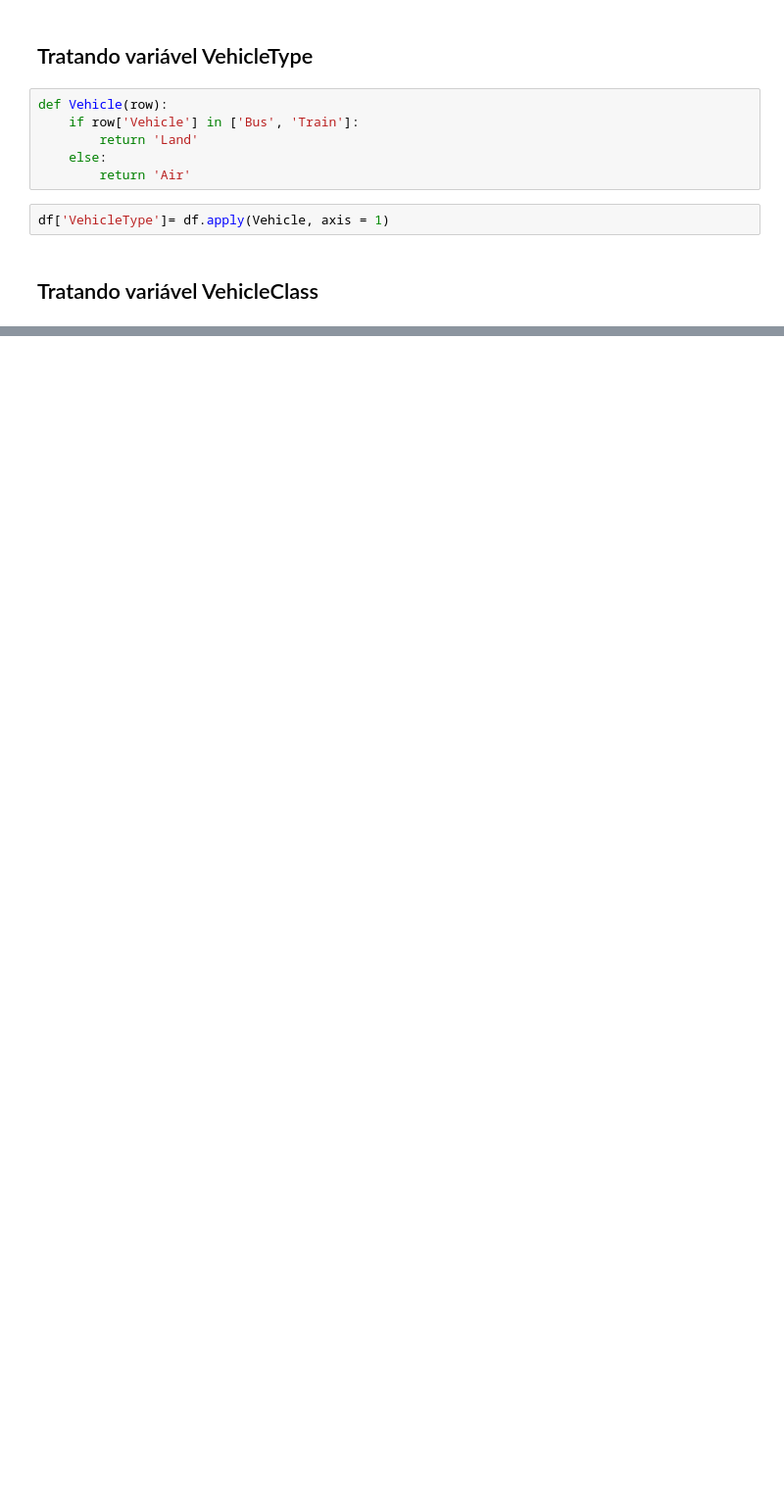
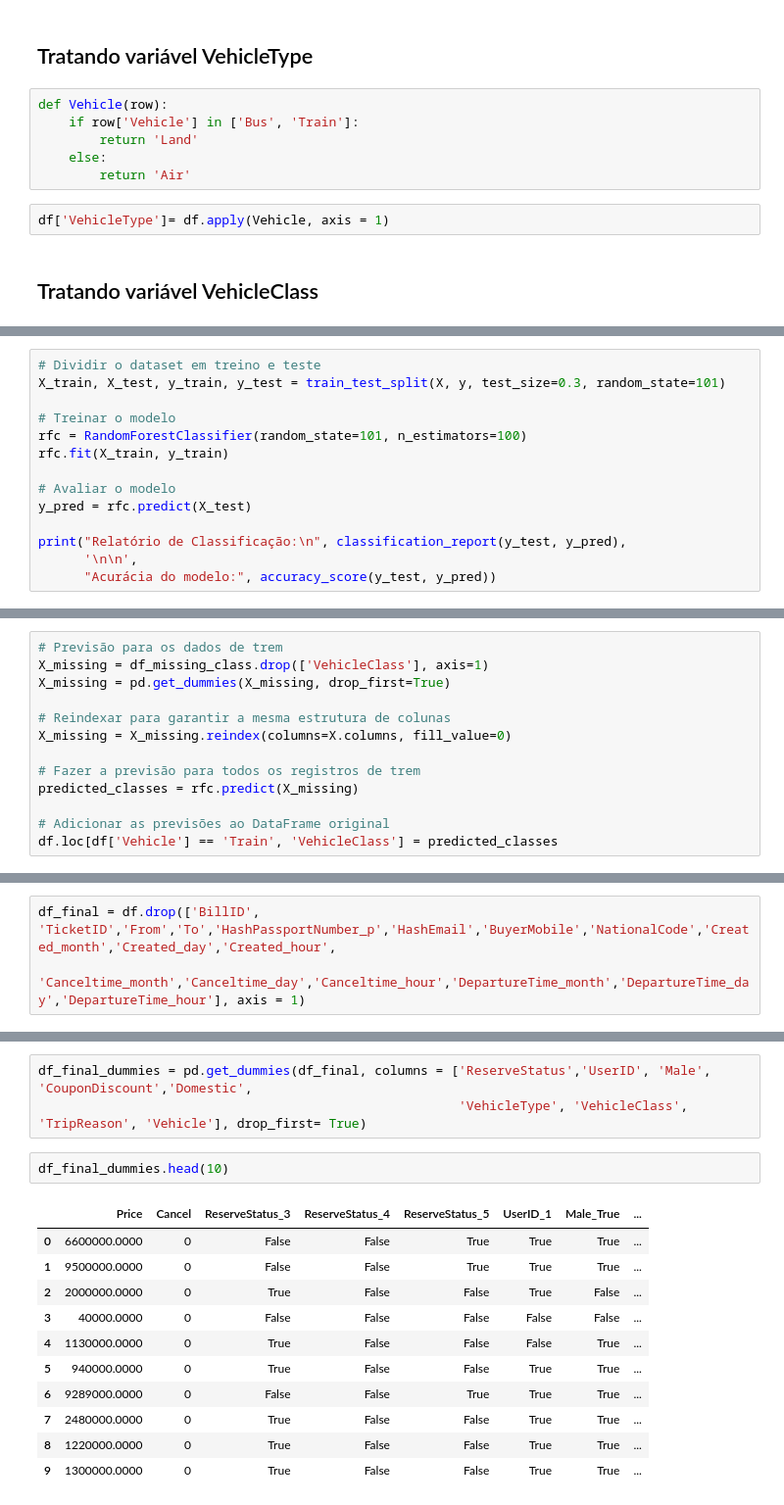
Before and after one commit to Passaret/Case2, a Jupyter notebook: Travel Ticket Cancellations for Risk Management.ipynb, the cells around one changed output, grey strips where cells are left out. Shown: that part at 98% size. Drawn from its saved outputs; the diff is of its cells as text; blank space fills up the shorter version.

```diff
--- a/Travel Ticket Cancellations for Risk Management.ipynb
+++ b/Travel Ticket Cancellations for Risk Management.ipynb
@@ -181,0 +197,14 @@ dtype: float64
+# %%
+# Dividir o dataset em treino e teste
+X_train, X_test, y_train, y_test = train_test_split(X, y, test_size=0.3, random_state=101)
+
+# Treinar o modelo
+rfc = RandomForestClassifier(random_state=101, n_estimators=100)
+rfc.fit(X_train, y_train)
+
+# Avaliar o modelo
+y_pred = rfc.predict(X_test)
+
+print("Relatório de Classificação:\n", classification_report(y_test, y_pred),
+      '\n\n',
+      "Acurácia do modelo:", accuracy_score(y_test, y_pred))
@@ -181,0 +224,13 @@ dtype: float64
+# %%
+# Previsão para os dados de trem
+X_missing = df_missing_class.drop(['VehicleClass'], axis=1)
+X_missing = pd.get_dummies(X_missing, drop_first=True)
+
+# Reindexar para garantir a mesma estrutura de colunas
+X_missing = X_missing.reindex(columns=X.columns, fill_value=0)
+
+# Fazer a previsão para todos os registros de trem
+predicted_classes = rfc.predict(X_missing)
+
+# Adicionar as previsões ao DataFrame original
+df.loc[df['Vehicle'] == 'Train', 'VehicleClass'] = predicted_classes
@@ -181,0 +239,3 @@ dtype: float64
+# %%
+df_final = df.drop(['BillID', 'TicketID','From','To','HashPassportNumber_p','HashEmail','BuyerMobile','NationalCode','Created_month','Created_day','Created_hour',
+                 'Canceltime_month','Canceltime_day','Canceltime_hour','DepartureTime_month','DepartureTime_day','DepartureTime_hour'], axis = 1)
@@ -181,0 +251,17 @@ dtype: float64
+# %%
+df_final_dummies = pd.get_dummies(df_final, columns = ['ReserveStatus','UserID', 'Male', 'CouponDiscount','Domestic',
+                                                       'VehicleType', 'VehicleClass', 'TripReason', 'Vehicle'], drop_first= True)
+# %%
+df_final_dummies.head(10)
+# %% [output]
+|  | Price | Cancel | ReserveStatus_3 | ReserveStatus_4 | ReserveStatus_5 | UserID_1 | Male_True | ... |
+| 0 | 6600000.0000 | 0 | False | False | True | True | True | ... |
+| 1 | 9500000.0000 | 0 | False | False | True | True | True | ... |
+| 2 | 2000000.0000 | 0 | True | False | False | True | False | ... |
+| 3 | 40000.0000 | 0 | False | False | False | False | False | ... |
+| 4 | 1130000.0000 | 0 | True | False | False | False | True | ... |
+| 5 | 940000.0000 | 0 | True | False | False | True | True | ... |
+| 6 | 9289000.0000 | 0 | False | False | True | True | True | ... |
+| 7 | 2480000.0000 | 0 | True | False | False | True | True | ... |
+| 8 | 1220000.0000 | 0 | True | False | False | True | True | ... |
+| 9 | 1300000.0000 | 0 | True | False | False | True | True | ... |
```
Also changed, not shown: parts of 26 cells of this notebook.
